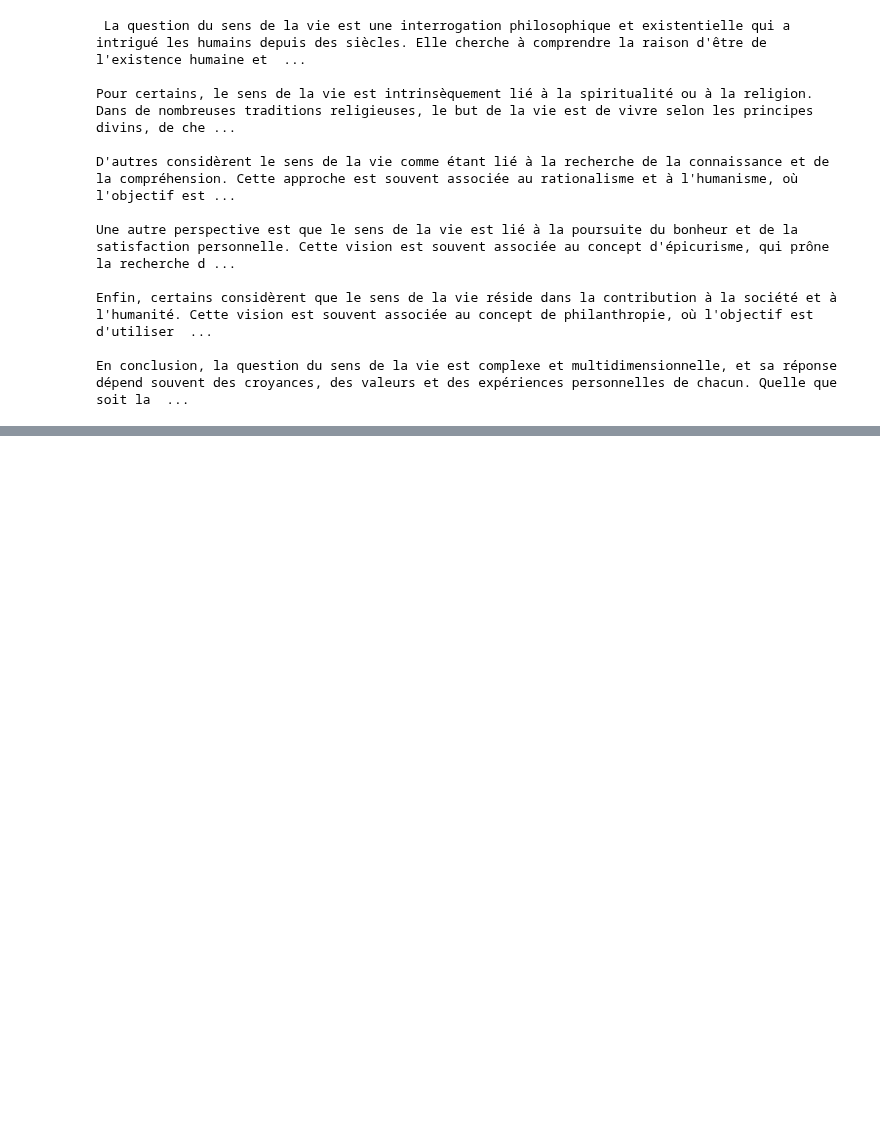
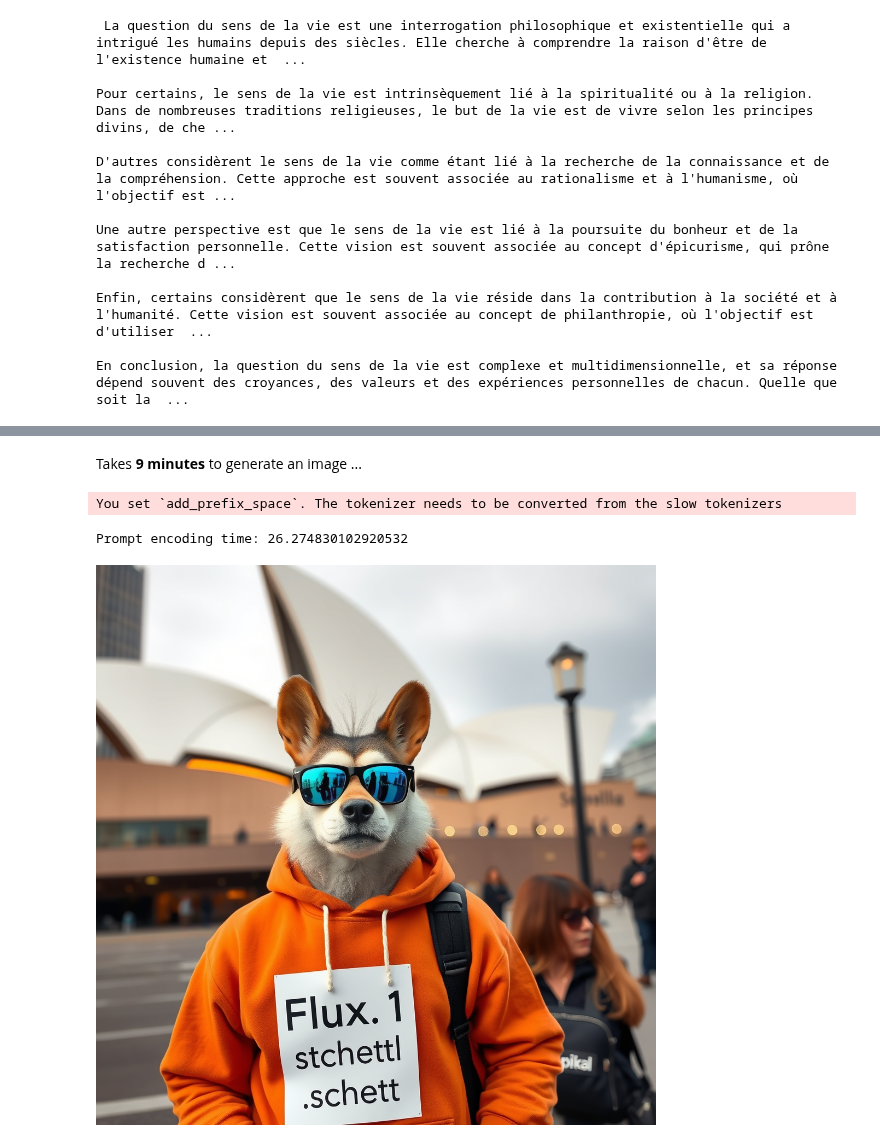
Before and after one commit to wordslab-org/wordslab-llms, a Jupyter notebook: 09_july_2024_small_models.ipynb, the cells around one changed output, grey strips where cells are left out. Drawn from its saved outputs; the diff is of its cells as text; code cells hidden in the pictures; blank space fills up the shorter version.

Commit message:
Added August models

```diff
--- a/09_july_2024_small_models.ipynb
+++ b/09_july_2024_small_models.ipynb
@@ -831,0 +976,79 @@ print(generated_text)
+# %%
+import torch
+from diffusers import FluxPipeline
+
+model_id = "black-forest-labs/FLUX.1-schnell" #you can also use `black-forest-labs/FLUX.1-dev`
+
+pipe = FluxPipeline.from_pretrained("black-forest-labs/FLUX.1-schnell", torch_dtype=torch.bfloat16)
+pipe.enable_model_cpu_offload() #save some VRAM by offloading the model to CPU. Remove this if you have enough GPU power
+
+prompt = "A cat holding a sign that says hello world"
+seed = 42
+image = pipe(
+    prompt,
+    output_type="pil",
+    num_inference_steps=4, #use a larger number if you are using [dev]
+    generator=torch.Generator("cpu").manual_seed(seed)
+).images[0]
+image.save("flux-schnell.png")
+# %% [markdown]
+Takes **9 minutes** to generate an image ...
+# %%
+from transformers import T5EncoderModel
+import time
+import gc
+import torch
+import diffusers
+
+def flush():
+    gc.collect()
+    torch.cuda.empty_cache()
+
+t5_encoder = T5EncoderModel.from_pretrained(
+    "black-forest-labs/FLUX.1-schnell", subfolder="text_encoder_2", revision="refs/pr/7", torch_dtype=torch.bfloat16
+)
+text_encoder = diffusers.DiffusionPipeline.from_pretrained(
+    "black-forest-labs/FLUX.1-schnell",
+    text_encoder_2=t5_encoder,
+    transformer=None,
+    vae=None,
+    revision="refs/pr/7",
+)
+pipeline = diffusers.DiffusionPipeline.from_pretrained(
+    "black-forest-labs/FLUX.1-schnell",
+    torch_dtype=torch.bfloat16,
+    revision="refs/pr/1",
+    text_encoder_2=None,
+    text_encoder=None,
+)
+pipeline.enable_model_cpu_offload()
+
+@torch.inference_mode()
+def inference(prompt, num_inference_steps=4, guidance_scale=0.0, width=1024, height=1024):
+    text_encoder.to("cuda")
+    start = time.time()
+    (
+        prompt_embeds,
+        pooled_prompt_embeds,
+        _,
+    ) = text_encoder.encode_prompt(prompt=prompt, prompt_2=None, max_sequence_length=256)
+    text_encoder.to("cpu")
+    flush()
+    print(f"Prompt encoding time: {time.time() - start}")
+    output = pipeline(
+        prompt_embeds=prompt_embeds.bfloat16(),
+        pooled_prompt_embeds=pooled_prompt_embeds.bfloat16(),
+        width=width,
+        height=height,
+        guidance_scale=guidance_scale,
+        num_inference_steps=num_inference_steps
+    )
+    image = output.images[0]
+    return image
+# %% [output]
+You set `add_prefix_space`. The tokenizer needs to be converted from the slow tokenizers
+# %%
+inference("un kangourou avec un sweat à capuche orange et des lunettes de soleil bleues devant l'opéra de Sydney tenant une pancarte 'Flux.1 schnell'")
+# %% [output]
+Prompt encoding time: 26.274830102920532
+[figure, added]
```
Also changed, not shown: parts of 21 cells of this notebook.
